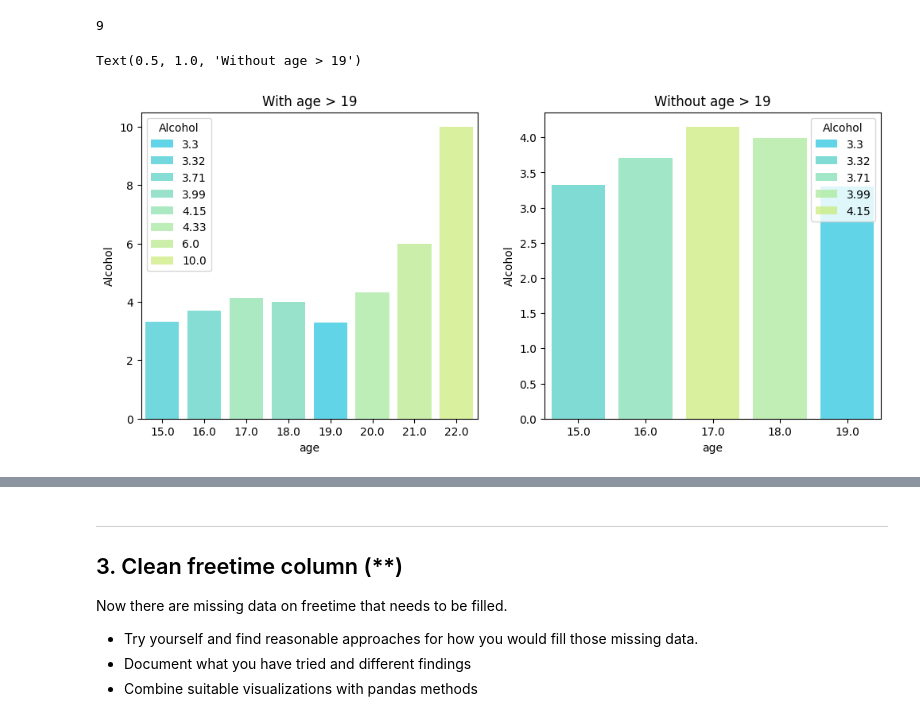
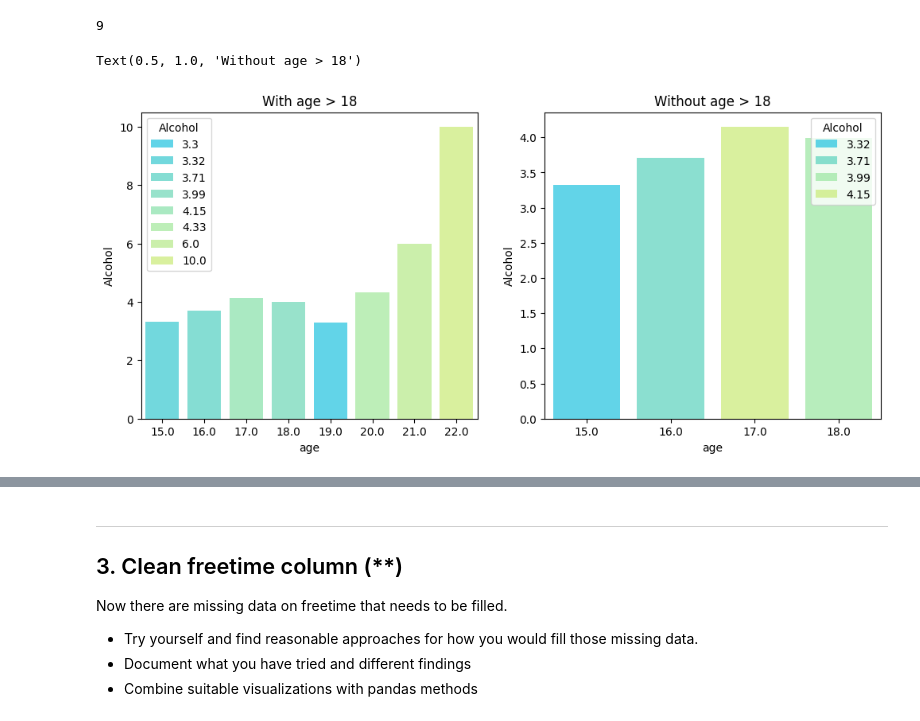
Before and after one commit to zoneme99/AI24-Databehandling-JC, a Jupyter notebook: Exercises/E01_missing_aggregation.ipynb, the cells around one changed output, grey strips where cells are left out. Drawn from its saved outputs; the diff is of its cells as text; code cells hidden in the pictures.

```diff
--- a/Exercises/E01_missing_aggregation.ipynb
+++ b/Exercises/E01_missing_aggregation.ipynb
@@ -347,17 +347,17 @@ e)------------
 # %%
 alccol = df_cleaned['Dalc'] + df_cleaned['Walc']
 alcdf = df_cleaned
 alcdf['Alcohol'] = alccol
 
 fig , (before, after) = plt.subplots(1, 2)
 fig.set_size_inches(12, 5)
 groupfirst = alcdf.groupby(['age'])['Alcohol'].mean().round(2)
 sns.barplot(x=groupfirst.index, y=groupfirst, hue=groupfirst, palette=du.my_palette(len(groupfirst)), alpha=0.7, ax=before)
-alcdf = alcdf[alcdf['age'] < 20]
+alcdf = alcdf[alcdf['age'] < 19]
 groupsecond = alcdf.groupby(['age'])['Alcohol'].mean().round(2)
 sns.barplot(x=groupsecond.index, y=groupsecond, hue=groupsecond, palette=du.my_palette(len(groupsecond)), alpha=0.7, ax=after)
-before.set_title("With age > 19")
-after.set_title("Without age > 19")
+before.set_title("With age > 18")
+after.set_title("Without age > 18")
 # %% [output]
-Text(0.5, 1.0, 'Without age > 19')
+Text(0.5, 1.0, 'Without age > 18')
-[figure, old version]
+[figure, new version]
```
Also changed, not shown: parts of 1 cell of this notebook.
